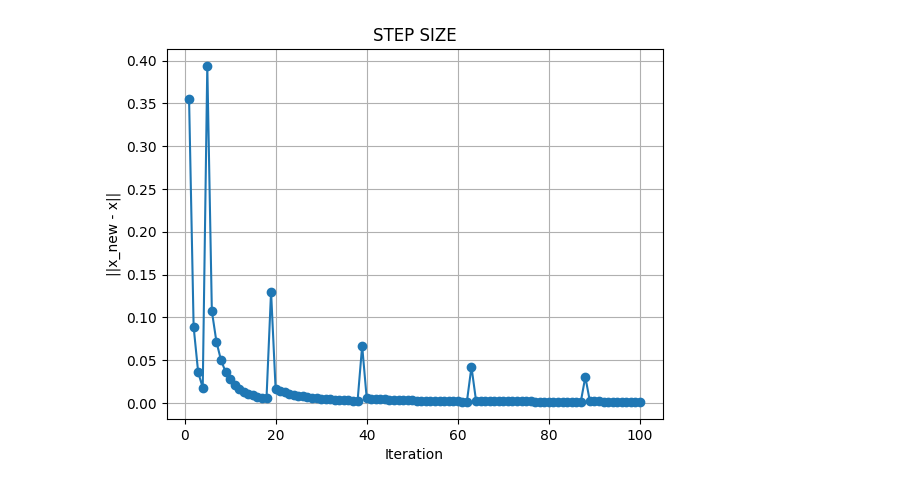
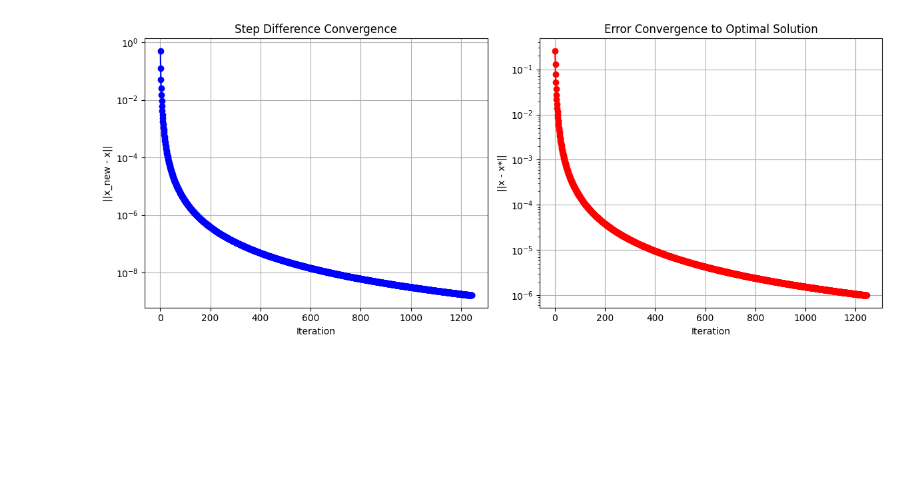
Before and after one commit to AnsukSinhaRoy/Optimization_and_ML, a Jupyter notebook: E6_Frank_Wolfe.ipynb, the cells around one changed output. Cells and saved outputs as stored; diff of their text form; code cells hidden in the pictures; blank space fills up the shorter version.

```diff
--- a/E6_Frank_Wolfe.ipynb
+++ b/E6_Frank_Wolfe.ipynb
@@ -9,51 +9,92 @@ def gradient(x, A, b):
     return 2 * np.dot(A.T, (np.dot(A, x) - b))
 
 def linear_minimization(grad):
-    if grad[0] <= grad[1]:
-        return np.array([1, 0]) if grad[0] < 0 else np.array([0, 1])
-    else:
-        return np.array([0, 1]) if grad[1] < 0 else np.array([1 - 1e-6, 1e-6])
+    print(f'grad={grad}')
+    vertices = np.eye(len(grad))
+    values = abs(grad)
+    print(f'values={values}')
+    max_index = np.argmax(values)
+    print(f'max_index={max_index}')
+    print(f'vertices[max_index]={vertices[max_index]}')
+    return vertices[max_index]
 
-def frank_wolfe(x0, A, b, max_iters=100, tol=1e-6):
-    x = np.array(x0)
+def linear_minimizationII(grad):
+    print(f'grad={grad}')
+    vertices = np.eye(len(grad))
+    values = abs(grad)
+    print(f'values={values}')
+    min_index = np.argmin(grad)
+    print(f'min_index={min_index}')
+    print(f'vertices[min_idx]={vertices[min_index]}')
+    return vertices[min_index]
+
+def frank_wolfe(x0, A, b, x_star, max_iters=10000, tol=1e-6):
+    x = np.array(x0, dtype=np.float64)
+    errors = []
     diffs = []
 
     for k in range(1, max_iters + 1):
         grad = gradient(x, A, b)
-        s = linear_minimization(grad)
-        step_size = 2 / (k + 2)
+        s = linear_minimizationII(grad)
+        step_size = 2.0 / (k + 2)
         x_new = x + step_size * (s - x)
 
-        x_new[0] = max(0, x_new[0])
-        x_new[1] = max(0, x_new[1])
-        if x_new[0] + x_new[1] > 1:
-            x_new /= (x_new[0] + x_new[1])
+        x_new = np.clip(x_new, 0.0, None)
+        sum_x_new = x_new.sum()
+        if sum_x_new > 1.0:
+            x_new /= sum_x_new
 
-        diffs.append(np.linalg.norm(x_new - x))
+        current_error = np.linalg.norm(x_new - x_star)
+        errors.append(current_error)
+        diff = np.linalg.norm(x_new - x)
+        diffs.append(diff)
 
-        if np.linalg.norm(x_new - x) < tol:
+        if np.linalg.norm(x_star - x) < tol:
+            x = x_new
             break
         x = x_new
 
-    plt.plot(range(1, len(diffs) + 1), diffs, marker='o')
+    # Plotting
+    plt.figure(figsize=(12, 5))
+
+    plt.subplot(1, 2, 1)
+    plt.semilogy(range(1, len(diffs) + 1), diffs, marker='o', color='blue')
     plt.xlabel('Iteration')
     plt.ylabel('||x_new - x||')
-    plt.title('STEP SIZE')
-    plt.grid()
+    plt.title('Step Difference Convergence')
+    plt.grid(True)
+
+    plt.subplot(1, 2, 2)
+    plt.semilogy(range(1, len(errors) + 1), errors, marker='o', color='red')
+    plt.xlabel('Iteration')
+    plt.ylabel('||x - x*||')
+    plt.title('Error Convergence to Optimal Solution')
+    plt.grid(True)
+
+    plt.tight_layout()
     plt.show()
 
     return x
 
-A = np.random.rand(2, 2)
-b = np.random.rand(2)     # Random 2D vector
+# Generate data
+n = 5  # Dimension of x
+m = 3  # Dimension of b
+A = np.random.rand(m, n)
+x_star = np.zeros(n)  # Sparse optimal solution
+x_star[0] = 1.0  # Set the first component to 1, others to 0
+b = A @ x_star  # Set b as A * x_star
 
-print("A:", A)
-print("b:", b)
+print("Matrix A:")
+print(A)
+print("\nTrue optimal solution x_star:", x_star)
+print("\nVector b = A @ x_star:", b)
 
-x0 = np.random.rand(2)
-x0 /= (x0[0] + x0[1] + 1e-6)  # Normalize to satisfy x1 + x2 <= 1
+x0 = np.random.rand(n)
+x0 /= x0.sum()
 
-optimal_x = frank_wolfe(x0, A, b)
-print("Optimal Solution:", optimal_x)
-print("Objective Value:", objective_function(optimal_x, A, b))
+optimal_x = frank_wolfe(x0, A, b, x_star, max_iters=10000, tol=1e-6)
+
+print("\nComputed optimal solution:", optimal_x)
+print("Objective value at optimal_x:", objective_function(optimal_x, A, b))
+print("Distance from x_star:", np.linalg.norm(optimal_x - x_star))
 # %% [output]
@@ -63 +118 @@ b: [0.96244729 0.2517823 ]
-[figure, old version]
+[figure, new version]
```
Also changed, not shown: parts of 2 cells of this notebook.
